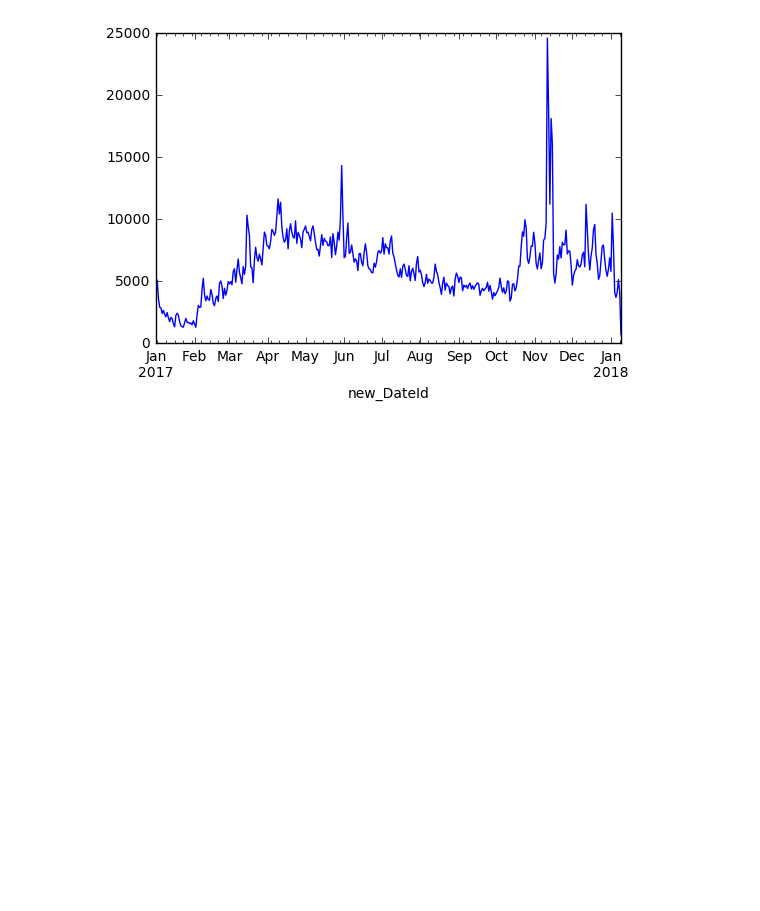
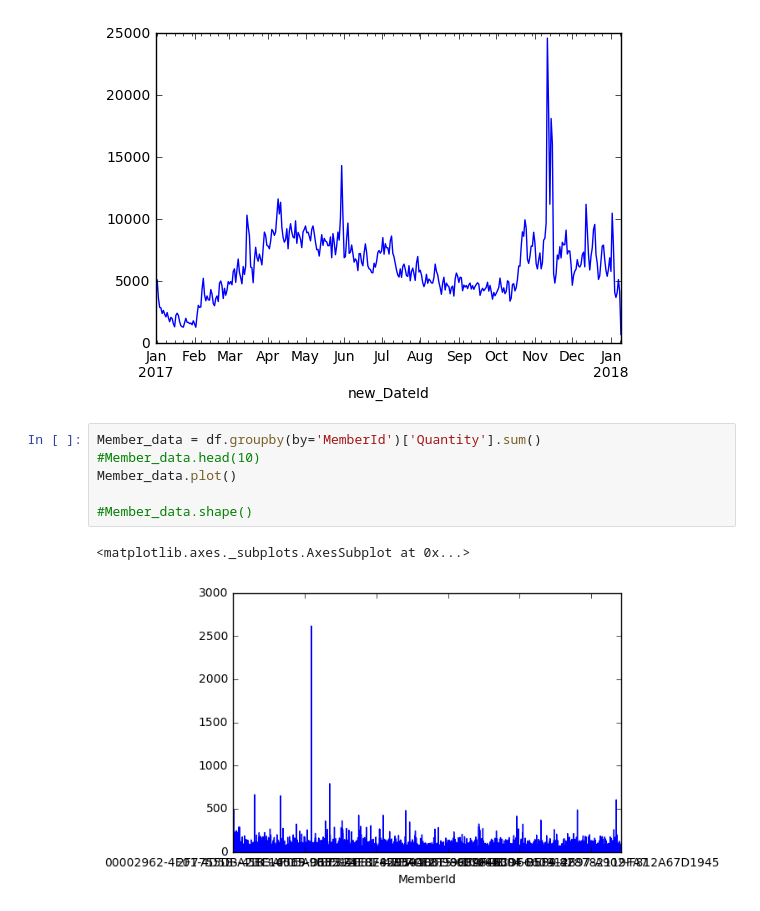
Before and after one commit to chenshowa/Showa_CsxPython, a Jupyter notebook: week1/week_1_first_meet .ipynb, the cells around one changed output. Drawn from its saved outputs; the diff is of its cells as text; blank space fills up the shorter version.

```diff
--- a/week1/week_1_first_meet .ipynb
+++ b/week1/week_1_first_meet .ipynb
@@ -95,3 +95,12 @@ data.plot()  # 會默認第一個變數是 X 軸，第二個變數是 Y 軸。
 # %% [output]
 <matplotlib.axes._subplots.AxesSubplot at 0x...>
 [figure]
+# %%
+Member_data = df.groupby(by='MemberId')['Quantity'].sum()
+#Member_data.head(10)
+Member_data.plot()
+
+#Member_data.shape()
+# %% [output]
+<matplotlib.axes._subplots.AxesSubplot at 0x...>
+[figure, added]
```
